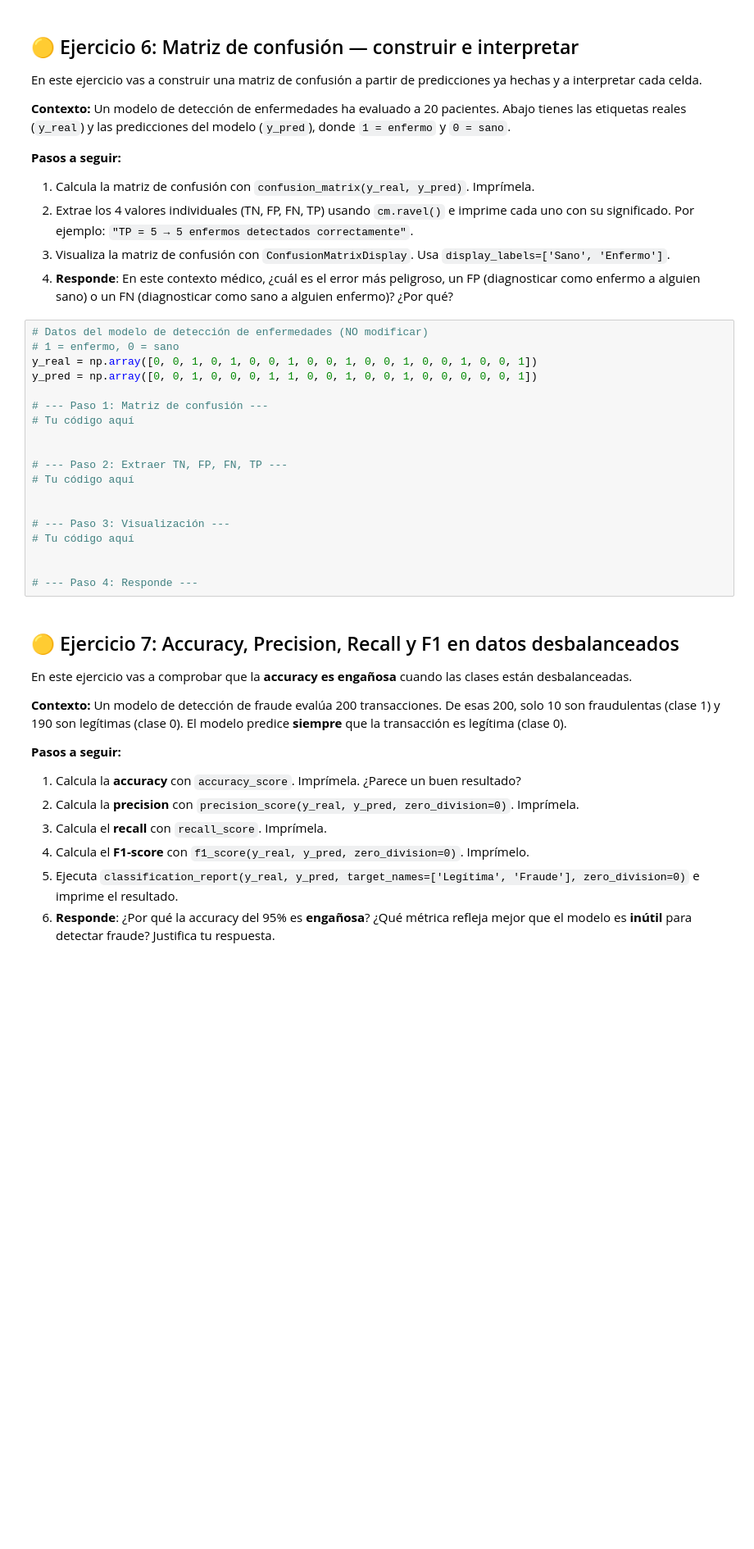
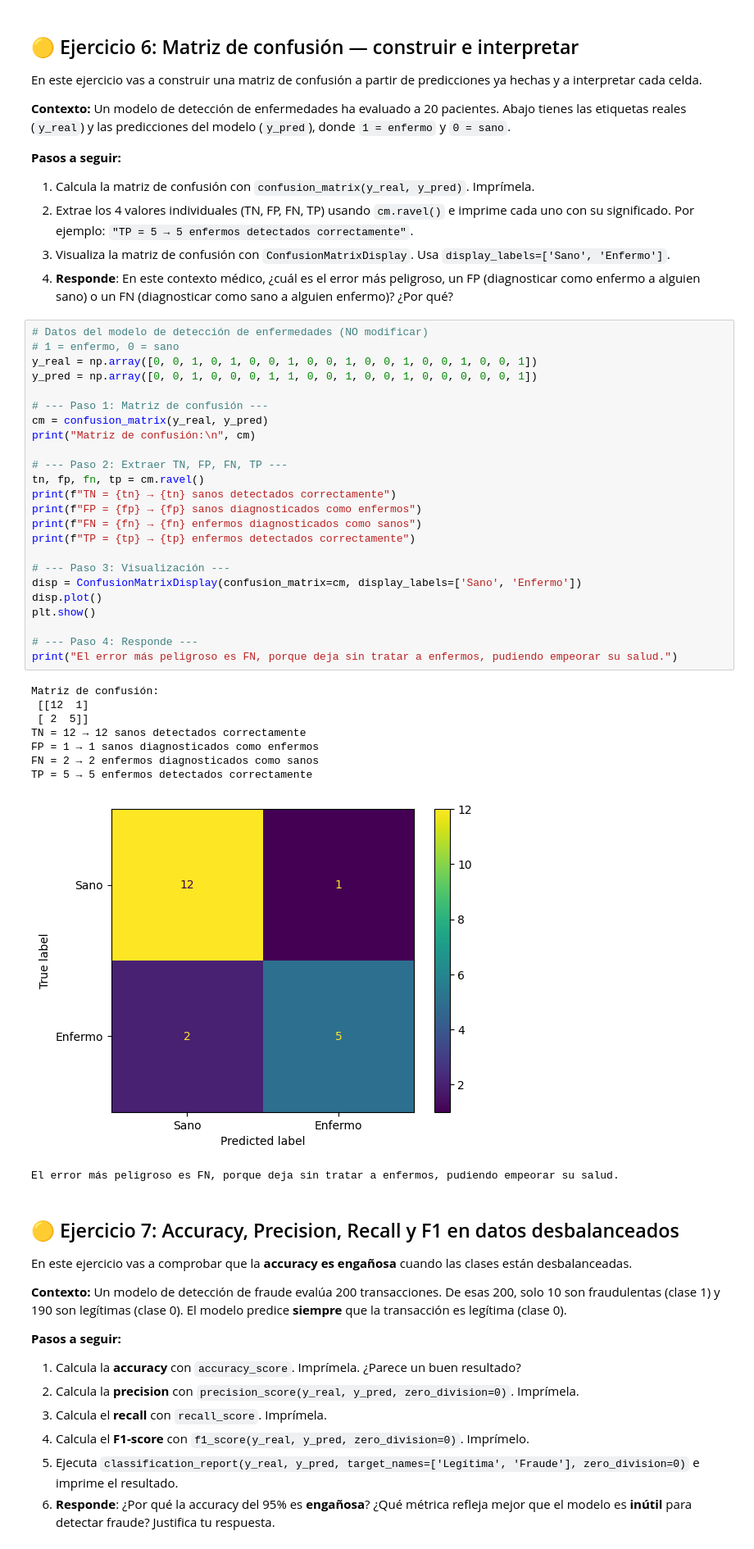
Before and after one commit to rorouser/CE-Python-DA, a Jupyter notebook: Boletin 7/boletin_07_gabela_jimenez_rodrigo.ipynb, the cells around one changed output. Shown at 82% size. Saved outputs shown, nothing was run; the diff lists cells and outputs as text; blank space fills up the shorter version.

```diff
--- a/Boletin 7/boletin_07_gabela_jimenez_rodrigo.ipynb
+++ b/Boletin 7/boletin_07_gabela_jimenez_rodrigo.ipynb
@@ -188,22 +259,37 @@ En este ejercicio vas a construir una matriz de confusión a partir de prediccio
 # %%
 # Datos del modelo de detección de enfermedades (NO modificar)
 # 1 = enfermo, 0 = sano
 y_real = np.array([0, 0, 1, 0, 1, 0, 0, 1, 0, 0, 1, 0, 0, 1, 0, 0, 1, 0, 0, 1])
 y_pred = np.array([0, 0, 1, 0, 0, 0, 1, 1, 0, 0, 1, 0, 0, 1, 0, 0, 0, 0, 0, 1])
 
 # --- Paso 1: Matriz de confusión ---
-# Tu código aquí
-
+cm = confusion_matrix(y_real, y_pred)
+print("Matriz de confusión:\n", cm)
 
 # --- Paso 2: Extraer TN, FP, FN, TP ---
-# Tu código aquí
-
+tn, fp, fn, tp = cm.ravel()
+print(f"TN = {tn} → {tn} sanos detectados correctamente")
+print(f"FP = {fp} → {fp} sanos diagnosticados como enfermos")
+print(f"FN = {fn} → {fn} enfermos diagnosticados como sanos")
+print(f"TP = {tp} → {tp} enfermos detectados correctamente")
 
 # --- Paso 3: Visualización ---
-# Tu código aquí
-
+disp = ConfusionMatrixDisplay(confusion_matrix=cm, display_labels=['Sano', 'Enfermo'])
+disp.plot()
+plt.show()
 
 # --- Paso 4: Responde ---
+print("El error más peligroso es FN, porque deja sin tratar a enfermos, pudiendo empeorar su salud.")
+# %% [output]
+Matriz de confusión:
+ [[12  1]
+ [ 2  5]]
+TN = 12 → 12 sanos detectados correctamente
+FP = 1 → 1 sanos diagnosticados como enfermos
+FN = 2 → 2 enfermos diagnosticados como sanos
+TP = 5 → 5 enfermos detectados correctamente
+[figure, added]
+El error más peligroso es FN, porque deja sin tratar a enfermos, pudiendo empeorar su salud.
 # %% [markdown]
 ## 🟡 Ejercicio 7: Accuracy, Precision, Recall y F1 en datos desbalanceados
 
```
Also changed, not shown: parts of 10 cells of this notebook, 1 other file.
